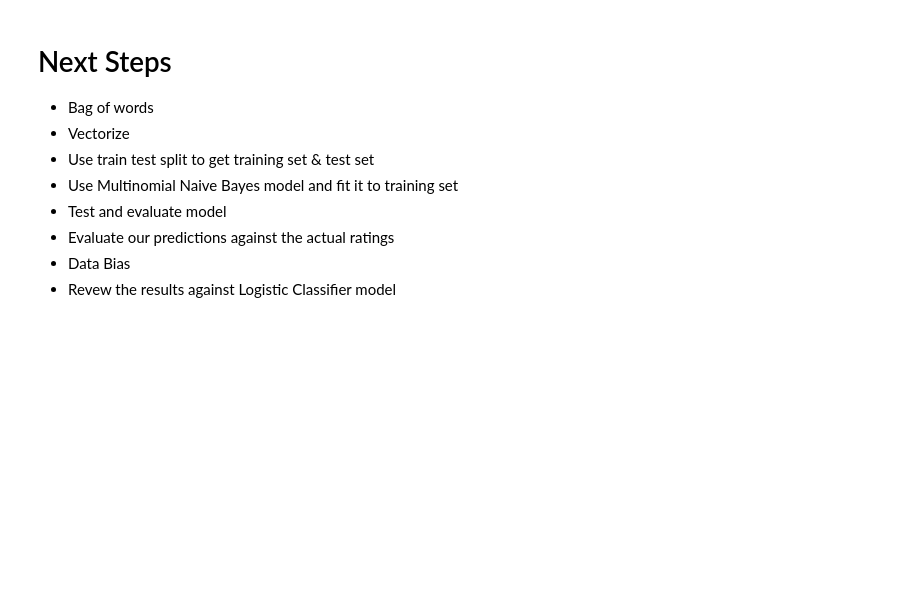
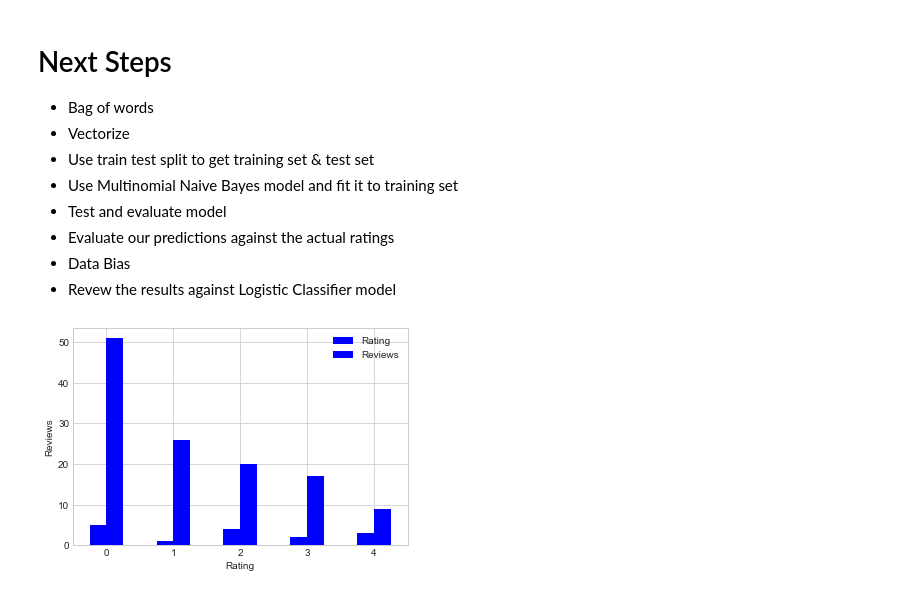
Before and after one commit to VinayNSS/Vinay_Capstone, a Jupyter notebook: sentiment.ipynb, the cells around one changed output. Drawn from its saved outputs; the diff is of its cells as text; code cells hidden in the pictures; blank space fills up the shorter version.

```diff
--- a/sentiment.ipynb
+++ b/sentiment.ipynb
@@ -519,3 +522,18 @@ print(classification_report(y_test, preds))
 - Evaluate our predictions against the actual ratings
 - Data Bias
 - Revew the results against Logistic Classifier model
+# %%
+dfs = pd.DataFrame(df.overallStar.value_counts().reset_index())
+#dfs
+#dfs.columns
+dfs.columns = ['Rating', 'Reviews']
+dfs.apply(pd.to_numeric)
+dfs.info
+
+dfs.plot(kind='bar', color='blue')
+plt.xlabel('Rating')
+plt.ylabel('Reviews')
+plt.xticks(rotation=0)
+plt.show()
+# %% [output]
+[figure, added]
```
Also changed, not shown: parts of 13 cells of this notebook.
